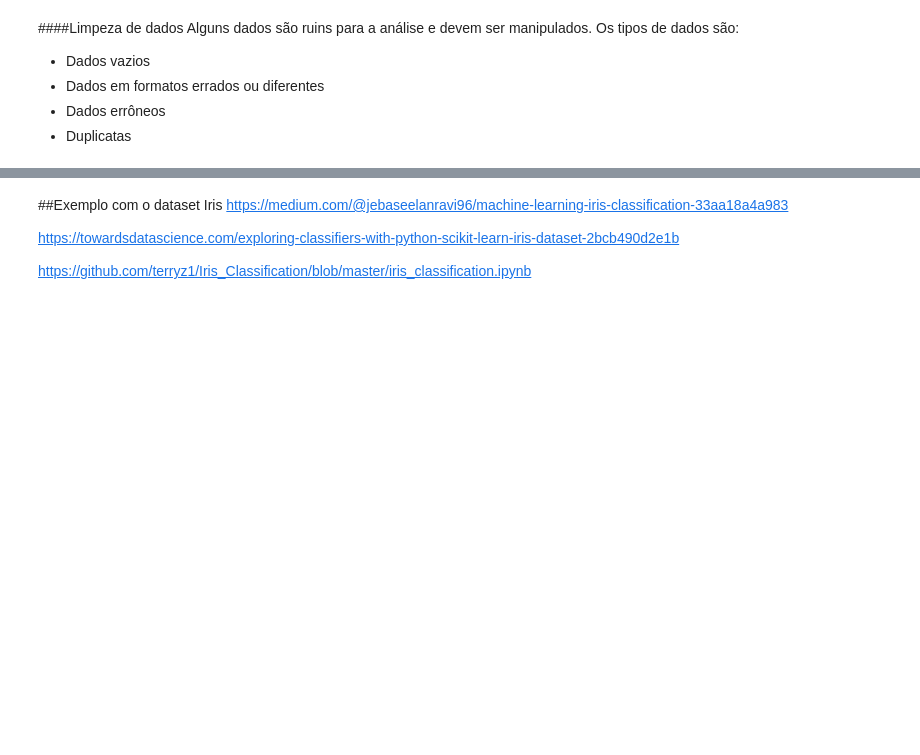
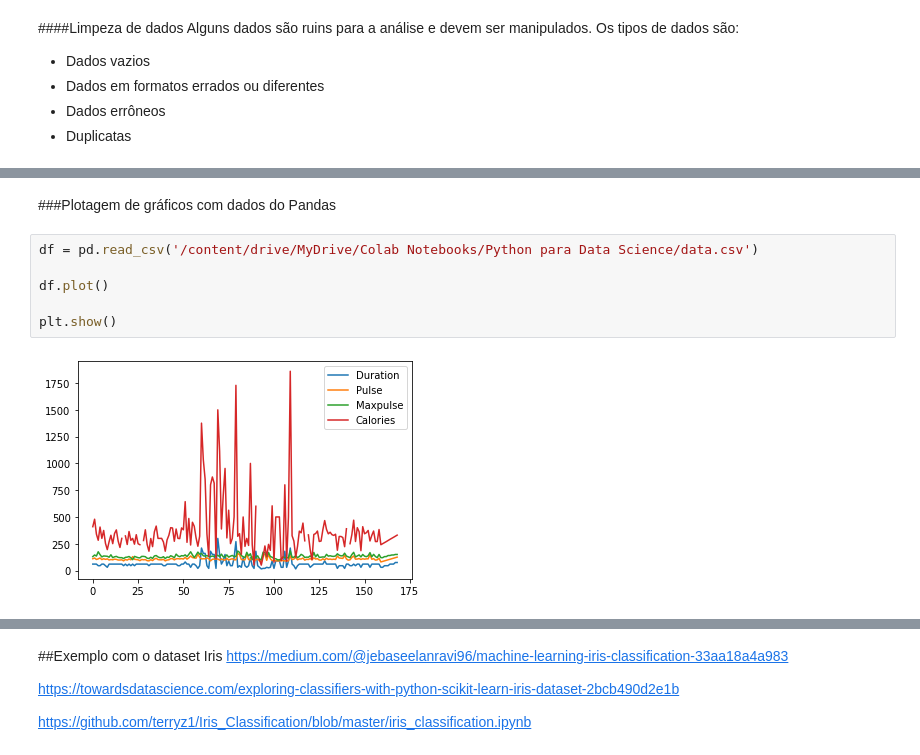
Before and after one commit to fernandonakagawa/Curso_Python_32h, a Jupyter notebook: Python_para_Data_Science.ipynb, the cells around one changed output, grey strips where cells are left out. Saved outputs shown, nothing was run; the diff lists cells and outputs as text; blank space fills up the shorter version.

```diff
--- a/Python_para_Data_Science.ipynb
+++ b/Python_para_Data_Science.ipynb
@@ -1169,0 +1416,10 @@ Alguns dados são ruins para a análise e devem ser manipulados. Os tipos de dad
+# %% [markdown]
+###Plotagem de gráficos com dados do Pandas
+# %%
+df = pd.read_csv('/content/drive/MyDrive/Colab Notebooks/Python para Data Science/data.csv')
+
+df.plot()
+
+plt.show()
+# %% [output]
+[figure, added]
```
Also changed, not shown: parts of 30 cells of this notebook.
